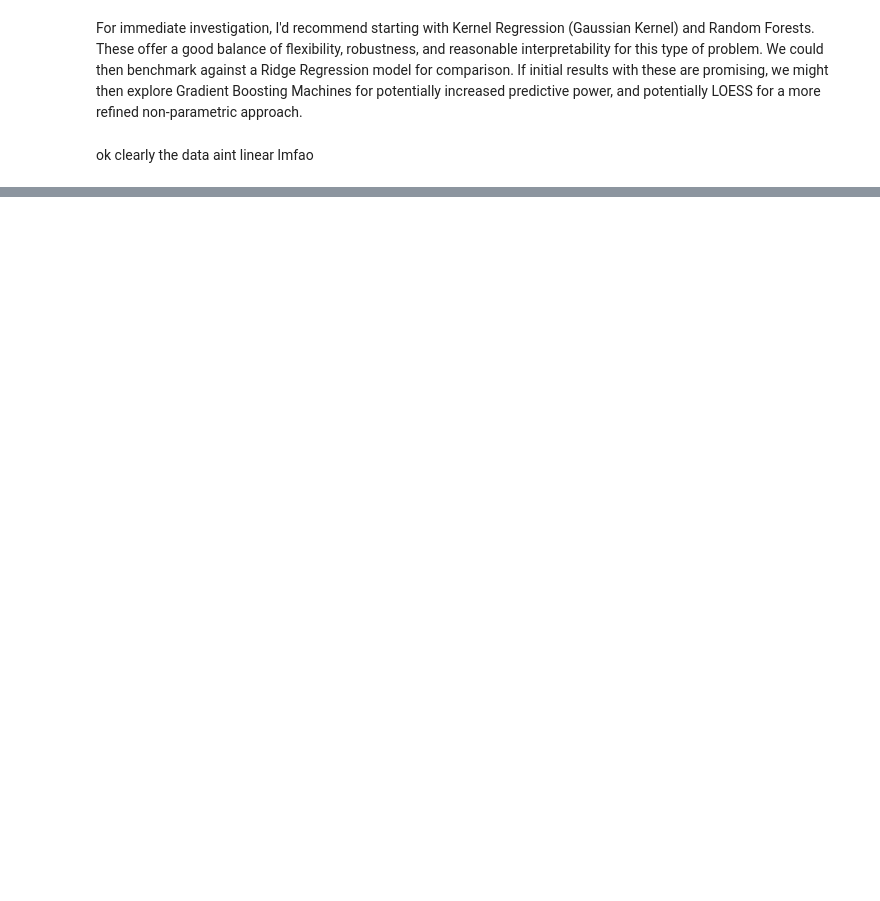
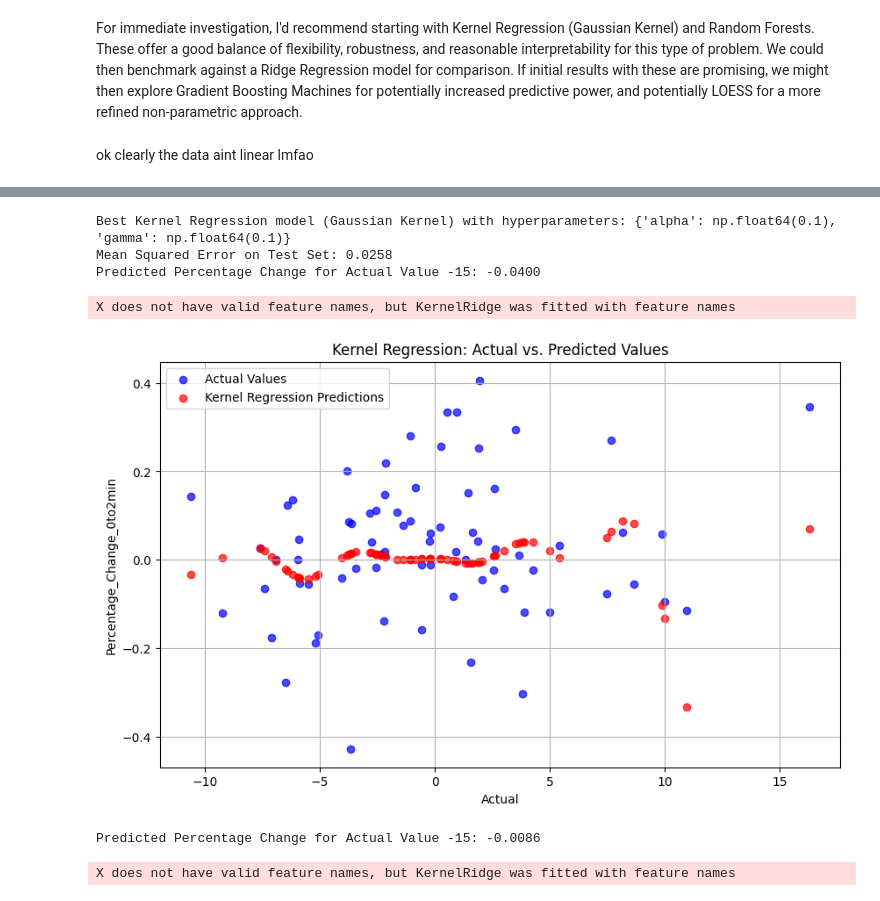
Before and after one commit to Sun-G0D/EIASupplySurprise, a Jupyter notebook: project.ipynb, the cells around one changed output, grey strips where cells are left out. Saved outputs shown, nothing was run; the diff lists cells and outputs as text; code cells hidden in the pictures; blank space fills up the shorter version.

Commit message:
models for loess and kernel
seems like using 'Actual' instead of any third party prediction is a lot better

TODO: random forest + xgboost

```diff
--- a/project.ipynb
+++ b/project.ipynb
@@ -2258,0 +1677,68 @@ ok clearly the data aint linear lmfao
+# %%
+
+from sklearn.kernel_ridge import KernelRidge
+from sklearn.model_selection import GridSearchCV
+from sklearn.metrics import mean_squared_error
+from sklearn.model_selection import train_test_split
+
+# Extract the relevant columns
+X = date_percentage_change_df_sorted[['Actual']]
+y = date_percentage_change_df_sorted['Percentage_Change_0to2min']
+
+# Split data into training and testing sets for robust evaluation.
+X_train, X_test, y_train, y_test = train_test_split(X, y, test_size=0.1, random_state=42)
+
+# Define the parameter grid to search over.
+# We'll focus on alpha (regularization strength) and gamma (kernel width)
+param_grid = {
+    "alpha": np.logspace(-3, 3, 7), # Regularization strength
+    "gamma": np.logspace(-3, 3, 7)  # Kernel width, inverse of RBF sigma
+}
+
+# Initialize Kernel Ridge Regressor with Gaussian kernel
+kernel_reg = KernelRidge(kernel='rbf')
+
+# Use GridSearchCV to find the best hyperparameters
+grid_search = GridSearchCV(kernel_reg, param_grid, cv=5, scoring='neg_mean_squared_error', n_jobs=-1) # Use negative MSE as GridSearchCV maximizes score
+
+# Fit the model using the training data
+grid_search.fit(X_train, y_train)
+
+# Get the best model from grid search
+best_kernel_reg = grid_search.best_estimator_
+
+# Evaluate the best model on the test set
+y_pred_test = best_kernel_reg.predict(X_test)
+mse_test = mean_squared_error(y_test, y_pred_test)
+print(f"Best Kernel Regression model (Gaussian Kernel) with hyperparameters: {grid_search.best_params_}")
+print(f"Mean Squared Error on Test Set: {mse_test:.4f}")
+
+# Now best_kernel_reg is your fitted Kernel Regression model with the best hyperparameters.
+# You can use best_kernel_reg to predict 'Percentage_Change_0to2min' for new 'Actual' values.
+# For example, to predict for a new 'Actual' value of -15:
+new_actual_value = np.array([[-15]]) # Needs to be in the shape (n_samples, n_features)
+predicted_percentage_change = best_kernel_reg.predict(new_actual_value)
+print(f"Predicted Percentage Change for Actual Value -15: {predicted_percentage_change[0]:.4f}")
+
+plt.figure(figsize=(10, 6))
+plt.scatter(X_test['Actual'], y_test, color='blue', label='Actual Values', alpha=0.7) # Plot actual values
+plt.scatter(X_test['Actual'], y_pred_test, color='red', label='Kernel Regression Predictions', alpha=0.7) # Plot predictions
+plt.xlabel('Actual')
+plt.ylabel('Percentage_Change_0to2min')
+plt.title('Kernel Regression: Actual vs. Predicted Values')
+plt.legend()
+plt.grid(True)
+plt.show()
+# %% [output]
+Best Kernel Regression model (Gaussian Kernel) with hyperparameters: {'alpha': np.float64(0.1), 'gamma': np.float64(0.1)}
+Mean Squared Error on Test Set: 0.0258
+Predicted Percentage Change for Actual Value -15: -0.0400
+X does not have valid feature names, but KernelRidge was fitted with feature names
+[figure, added]
+# %%
+new_actual_value = np.array([[-10]]) # Needs to be in the shape (n_samples, n_features)
+predicted_percentage_change = best_kernel_reg.predict(new_actual_value)
+print(f"Predicted Percentage Change for Actual Value -15: {predicted_percentage_change[0]:.4f}")
+# %% [output]
+Predicted Percentage Change for Actual Value -15: -0.0086
+X does not have valid feature names, but KernelRidge was fitted with feature names
```
Also changed, not shown: parts of 36 cells of this notebook.
